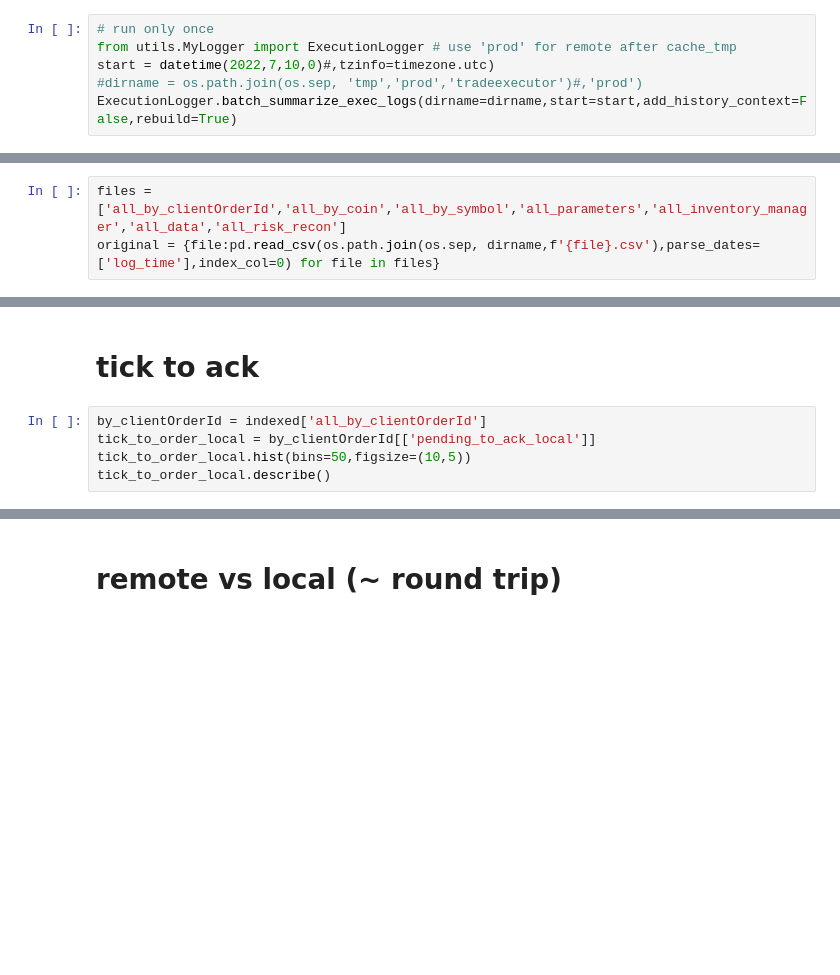
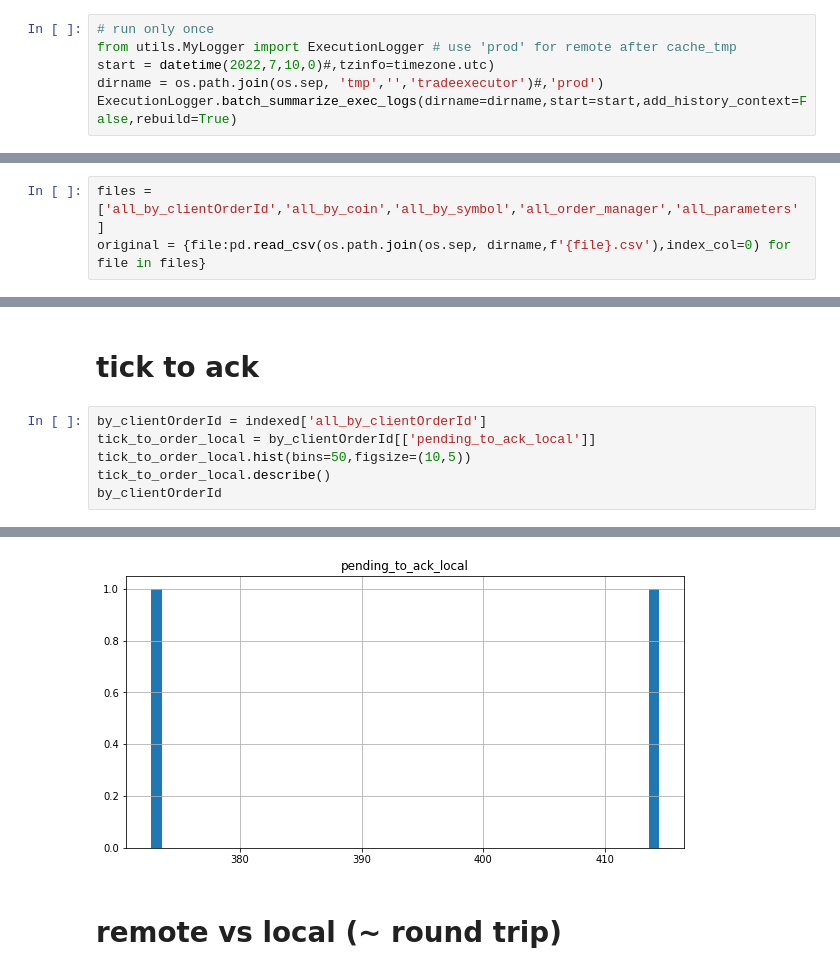
Before and after one commit to Sety-project/pylibs, a Jupyter notebook: ux/exec_logs.ipynb, the cells around one changed output, grey strips where cells are left out. Saved outputs shown, nothing was run; the diff lists cells and outputs as text; blank space fills up the shorter version.

```diff
--- a/ux/exec_logs.ipynb
+++ b/ux/exec_logs.ipynb
@@ -5,10 +5,10 @@ from copy import deepcopy
 # run only once
 from utils.MyLogger import ExecutionLogger # use 'prod' for remote after cache_tmp
 start = datetime(2022,7,10,0)#,tzinfo=timezone.utc)
-#dirname = os.path.join(os.sep, 'tmp','prod','tradeexecutor')#,'prod')
+dirname = os.path.join(os.sep, 'tmp','','tradeexecutor')#,'prod')
 ExecutionLogger.batch_summarize_exec_logs(dirname=dirname,start=start,add_history_context=False,rebuild=True)
 # %% [output]
 'moved 0 logs to unreadable'
 # %%
-files = ['all_by_clientOrderId','all_by_coin','all_by_symbol','all_parameters','all_inventory_manager','all_data','all_risk_recon']
-original = {file:pd.read_csv(os.path.join(os.sep, dirname,f'{file}.csv'),parse_dates=['log_time'],index_col=0) for file in files}
+files = ['all_by_clientOrderId','all_by_coin','all_by_symbol','all_order_manager','all_parameters']
+original = {file:pd.read_csv(os.path.join(os.sep, dirname,f'{file}.csv'),index_col=0) for file in files}
@@ -67,3 +87,5 @@ by_clientOrderId = indexed['all_by_clientOrderId']
 tick_to_order_local = by_clientOrderId[['pending_to_ack_local']]
 tick_to_order_local.hist(bins=50,figsize=(10,5))
 tick_to_order_local.describe()
+by_clientOrderId
+# %% [output]
@@ -70,3 +95,4 @@ tick_to_order_local.describe()
+[figure, added]
 # %% [markdown]
 # remote vs local (~ round trip)
 # %%
```
Also changed, not shown: parts of 12 cells of this notebook, 2 other files.
